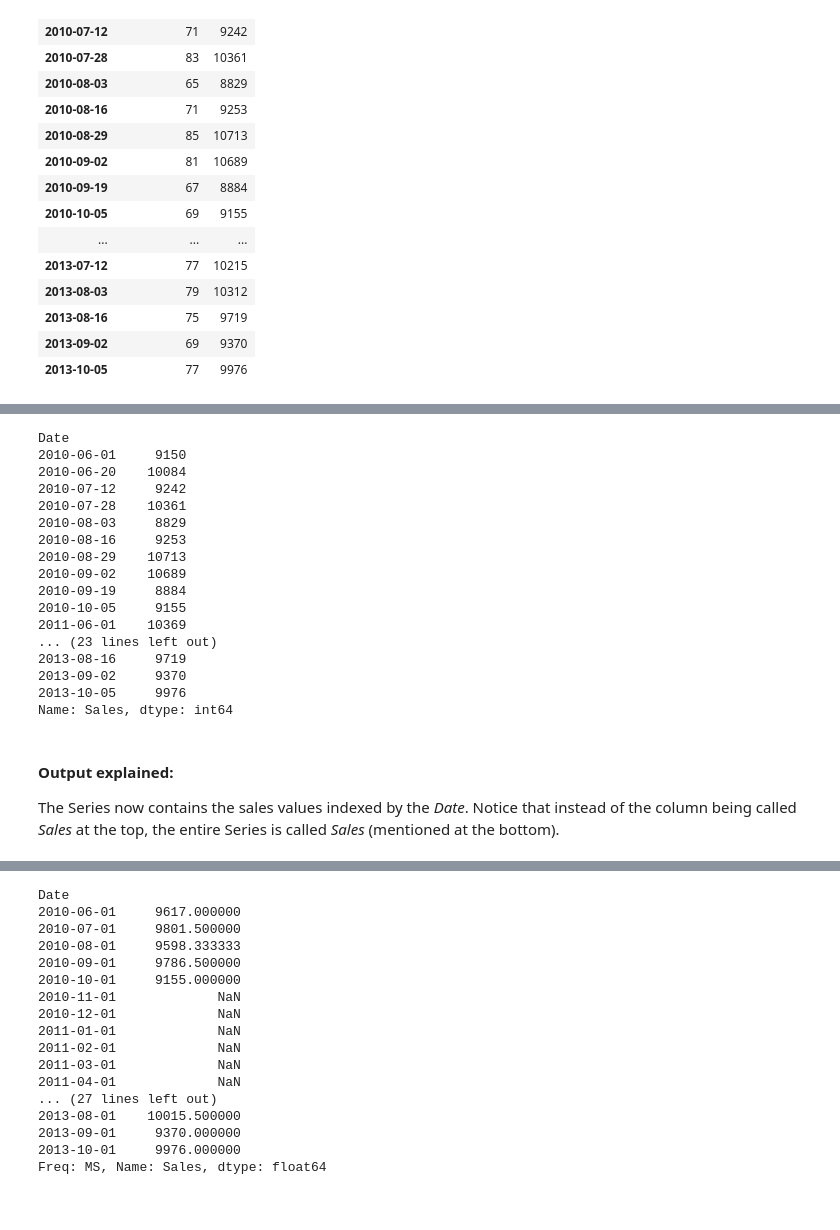
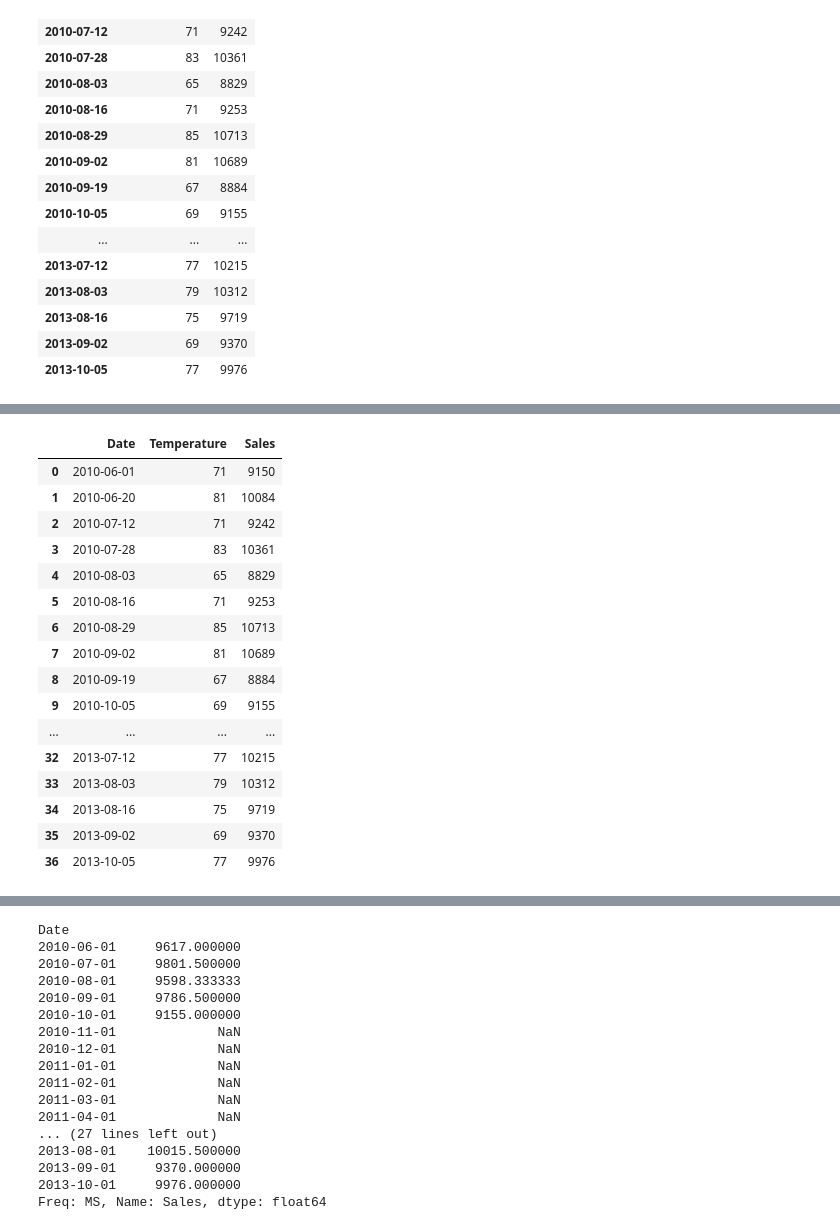
Before and after one commit to IshanaRaina/pandas-labs, a Jupyter notebook: teenage_pandas.ipynb, the cells around one changed output, grey strips where cells are left out. Cells and saved outputs as stored; diff of their text form; code cells hidden in the pictures.

Commit message:
add beginning of time series analysis

```diff
--- a/teenage_pandas.ipynb
+++ b/teenage_pandas.ipynb
@@ -426,24 +420,21 @@ ts = df['Sales']
-# %%
-ts
-# %% [output]
-Date
-2010-06-01     9150
-2010-06-20    10084
-2010-07-12     9242
-2010-07-28    10361
-2010-08-03     8829
-2010-08-16     9253
-2010-08-29    10713
-2010-09-02    10689
-2010-09-19     8884
-2010-10-05     9155
-2011-06-01    10369
-... (23 lines left out)
-2013-08-16     9719
-2013-09-02     9370
-2013-10-05     9976
-Name: Sales, dtype: int64
-# %% [markdown]
-#### Output explained:
-
-The Series now contains the sales values indexed by the _Date_. Notice that instead of the column being called _Sales_ at the top, the entire Series is called _Sales_ (mentioned at the bottom).
+# %%
+res_df = df.reset_index()
+res_df
+# %% [output]
+|  | Date | Temperature | Sales |
+| 0 | 2010-06-01 | 71 | 9150 |
+| 1 | 2010-06-20 | 81 | 10084 |
+| 2 | 2010-07-12 | 71 | 9242 |
+| 3 | 2010-07-28 | 83 | 10361 |
+| 4 | 2010-08-03 | 65 | 8829 |
+| 5 | 2010-08-16 | 71 | 9253 |
+| 6 | 2010-08-29 | 85 | 10713 |
+| 7 | 2010-09-02 | 81 | 10689 |
+| 8 | 2010-09-19 | 67 | 8884 |
+| 9 | 2010-10-05 | 69 | 9155 |
+| ... | ... | ... | ... |
+| 32 | 2013-07-12 | 77 | 10215 |
+| 33 | 2013-08-03 | 79 | 10312 |
+| 34 | 2013-08-16 | 75 | 9719 |
+| 35 | 2013-09-02 | 69 | 9370 |
+| 36 | 2013-10-05 | 77 | 9976 |
```
Also changed, not shown: parts of 12 cells of this notebook.
